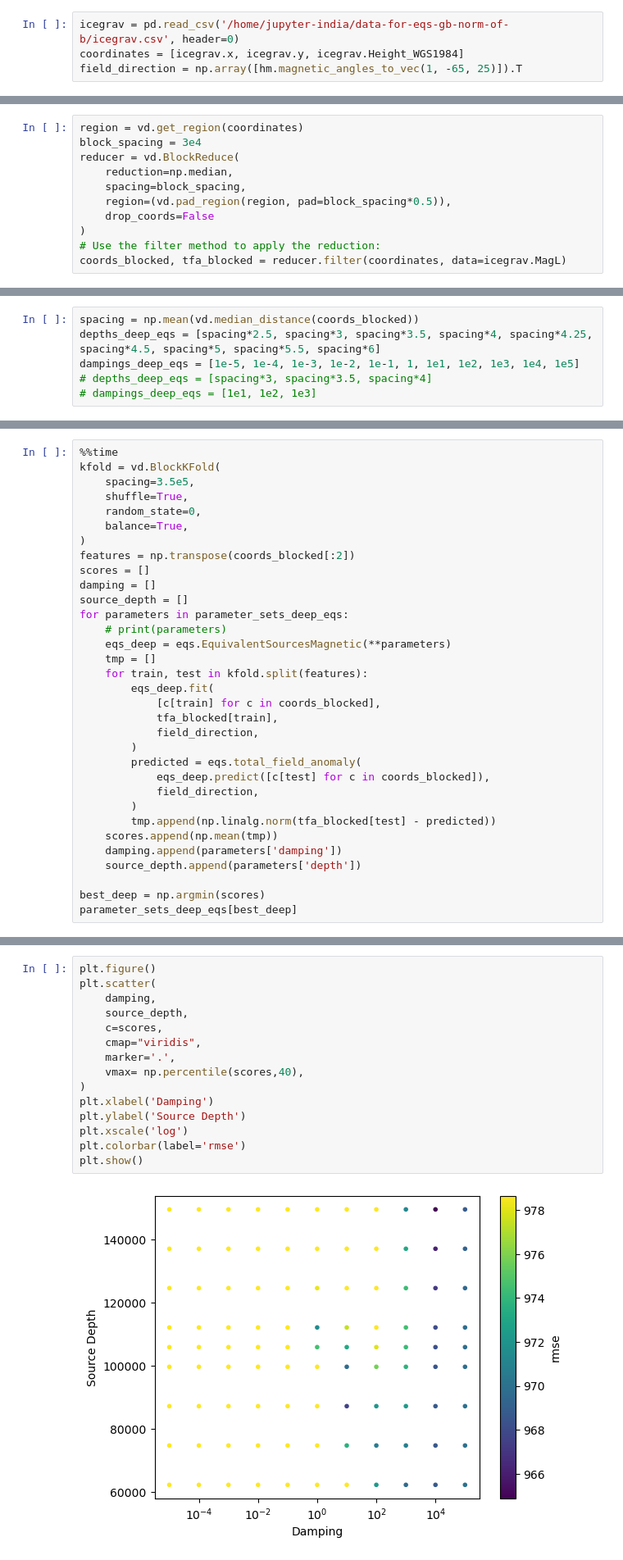
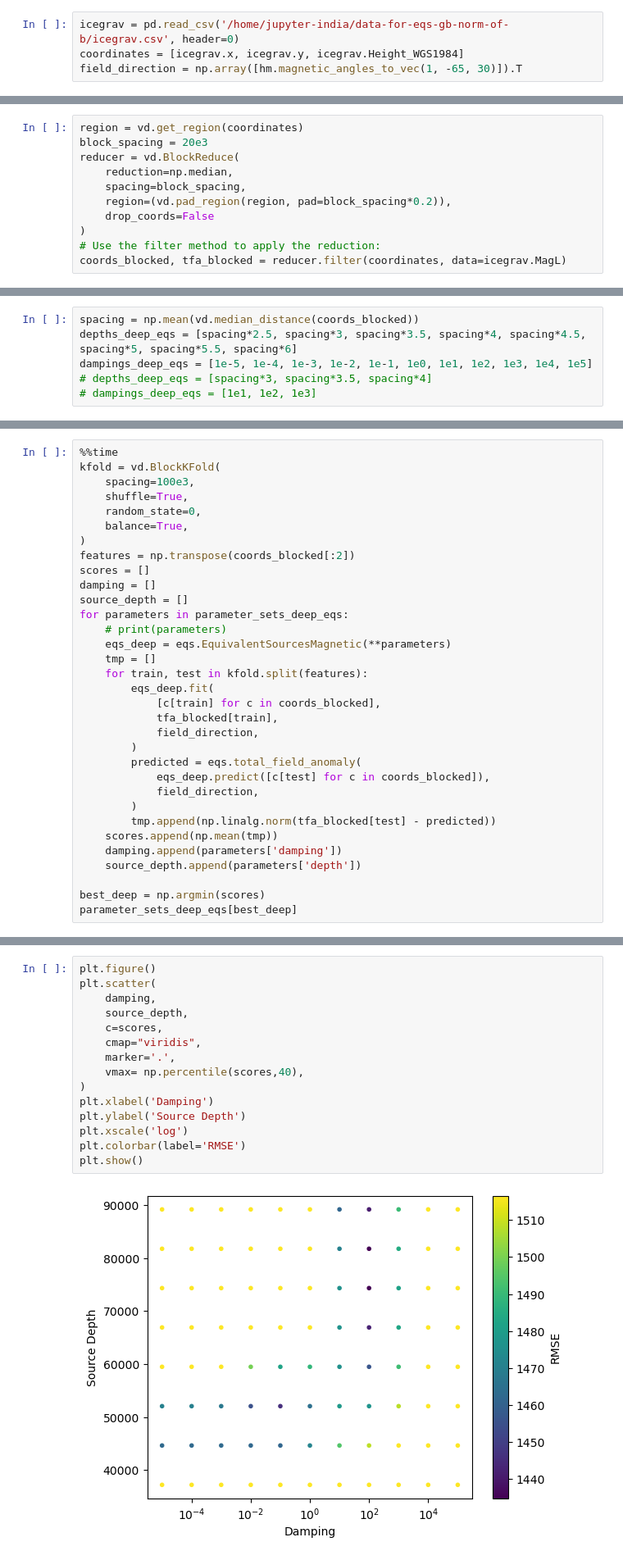
Before and after one commit to compgeolab/eqs-magnetic-dual-layer, a Jupyter notebook: code/06_icegrav_real.ipynb, the cells around one changed output, grey strips where cells are left out. Shown at 82% size. Saved outputs shown, nothing was run; the diff lists cells and outputs as text.

```diff
--- a/code/06_icegrav_real.ipynb
+++ b/code/06_icegrav_real.ipynb
@@ -18,7 +18,7 @@ warnings.filterwarnings("ignore", category=FutureWarning)
 # %%
 icegrav = pd.read_csv('/home/jupyter-india/data-for-eqs-gb-norm-of-b/icegrav.csv', header=0)
 coordinates = [icegrav.x, icegrav.y, icegrav.Height_WGS1984]
-field_direction = np.array([hm.magnetic_angles_to_vec(1, -65, 25)]).T
+field_direction = np.array([hm.magnetic_angles_to_vec(1, -65, 30)]).T
 # %%
 plt.figure(figsize=(12,3))
 plt.subplot(1,3,1)
@@ -37,11 +37,11 @@ plt.show()
 ### Block average
 # %%
 region = vd.get_region(coordinates)
-block_spacing = 3e4
+block_spacing = 20e3
 reducer = vd.BlockReduce(
     reduction=np.median,
     spacing=block_spacing,
-    region=(vd.pad_region(region, pad=block_spacing*0.5)),
+    region=(vd.pad_region(region, pad=block_spacing*0.2)),
     drop_coords=False
 )
 # Use the filter method to apply the reduction:
@@ -61,8 +61,8 @@ plt.show()
 ### Find optimal damping and depth
 # %%
 spacing = np.mean(vd.median_distance(coords_blocked))
-depths_deep_eqs = [spacing*2.5, spacing*3, spacing*3.5, spacing*4, spacing*4.25, spacing*4.5, spacing*5, spacing*5.5, spacing*6]
-dampings_deep_eqs = [1e-5, 1e-4, 1e-3, 1e-2, 1e-1, 1, 1e1, 1e2, 1e3, 1e4, 1e5]
+depths_deep_eqs = [spacing*2.5, spacing*3, spacing*3.5, spacing*4, spacing*4.5, spacing*5, spacing*5.5, spacing*6]
+dampings_deep_eqs = [1e-5, 1e-4, 1e-3, 1e-2, 1e-1, 1e0, 1e1, 1e2, 1e3, 1e4, 1e5]
 # depths_deep_eqs = [spacing*3, spacing*3.5, spacing*4]
 # dampings_deep_eqs = [1e1, 1e2, 1e3]
 # %%
@@ -76,7 +76,7 @@ Number of combinations: 99
 # %%
 %%time
 kfold = vd.BlockKFold(
-    spacing=3.5e5,
+    spacing=100e3,
     shuffle=True,
     random_state=0,
     balance=True,
@@ -113,20 +113,20 @@ Wall time: 53.8 s
 # %%
 plt.figure()
 plt.scatter(
     damping,
     source_depth,
     c=scores,
     cmap="viridis",
     marker='.',
     vmax= np.percentile(scores,40),
 )
 plt.xlabel('Damping')
 plt.ylabel('Source Depth')
 plt.xscale('log')
-plt.colorbar(label='rmse')
+plt.colorbar(label='RMSE')
 plt.show()
 # %% [output]
-[figure, old version]
+[figure, new version]
 # %% [markdown]
 ### Deep prediction
 # %%
```
Also changed, not shown: parts of 15 cells of this notebook, 1 other file.
